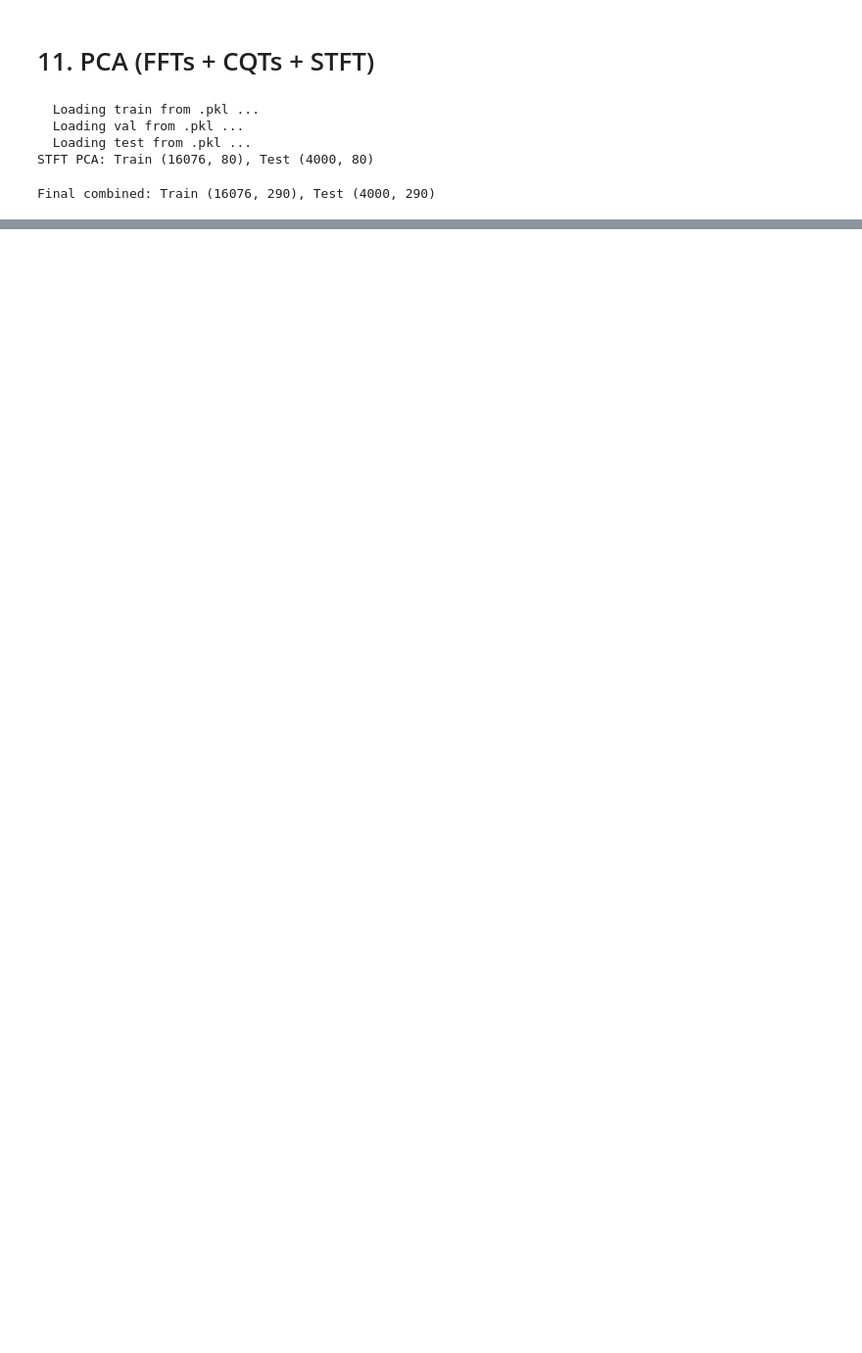
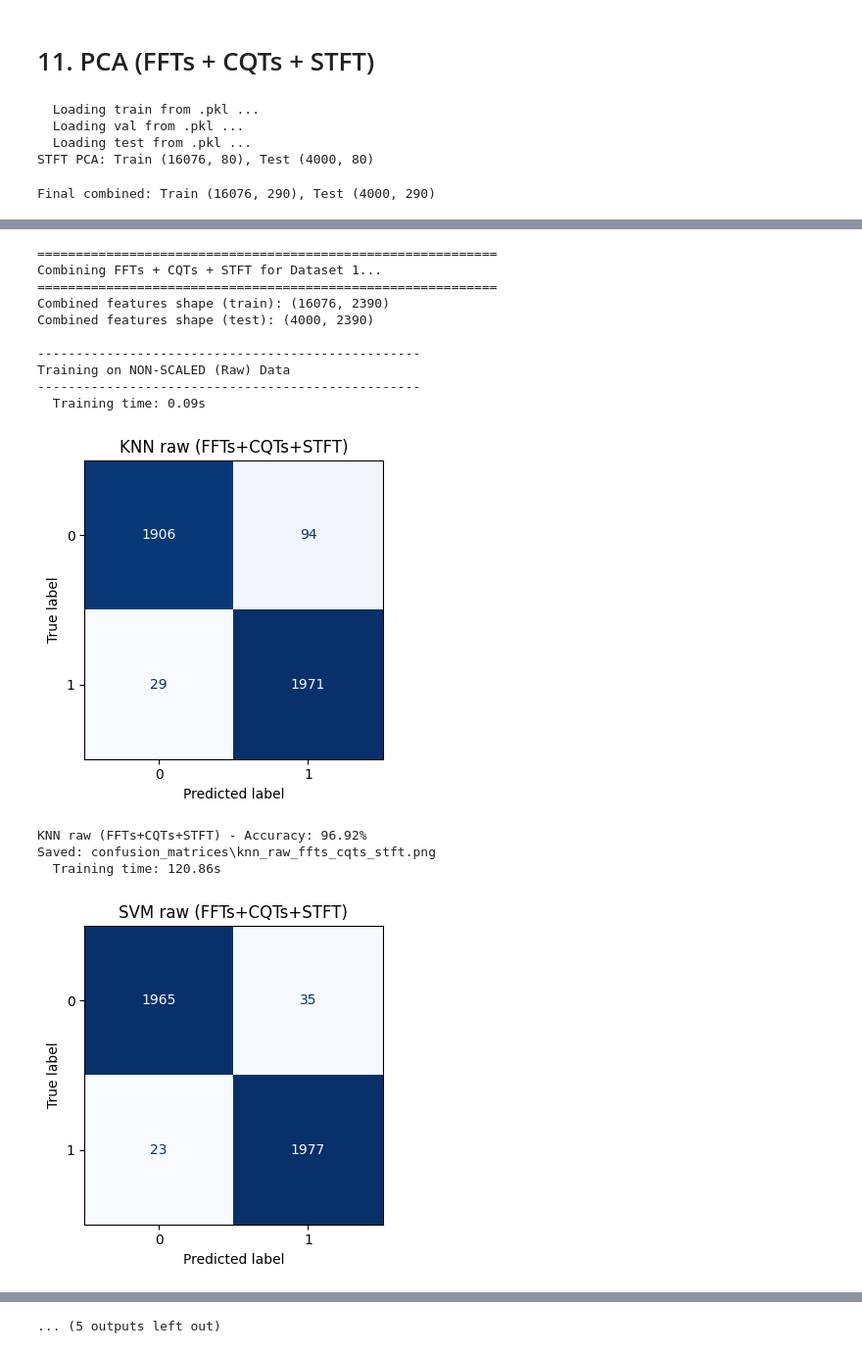
Before and after one commit to dinhgia2106/Queenless-SoundData, a Jupyter notebook: Machine_Learning/dataset1_v2.ipynb, the cells around one changed output, grey strips where cells are left out. Shown at 98% size. Cells and saved outputs as stored; diff of their text form; code cells hidden in the pictures; blank space fills up the shorter version.

```diff
--- a/Machine_Learning/dataset1_v2.ipynb
+++ b/Machine_Learning/dataset1_v2.ipynb
@@ -1201,0 +1551,78 @@ train_and_evaluate(ExtraTreesClassifier(n_estimators=200, criterion='log_loss',
+# %%
+# =============================================================================
+# DATASET 1: FFTs + CQTs + STFT (Raw và Scaled)
+# =============================================================================
+# Uses: train_features_fft, cqts_train_features2, stft_train_features2 from Section 12
+
+print("="*60)
+print("Combining FFTs + CQTs + STFT for Dataset 1...")
+print("="*60)
+
+# 1. Kết hợp các đặc trưng (features)
+combined_train_D1_A = np.hstack((
+    train_features_fft,    # (16076, 257)
+    cqts_train_features2,  # (16076, 84)
+    stft_train_features2   # (16076, 2049)
+))
+
+combined_test_D1_A = np.hstack((
+    test_features_fft,     # (4000, 257)
+    cqts_test_features2,   # (4000, 84)
+    stft_test_features2    # (4000, 2049)
+))
+
+print(f"Combined features shape (train): {combined_train_D1_A.shape}")
+print(f"Combined features shape (test): {combined_test_D1_A.shape}")
+
+# 2. Định nghĩa các models
+models_d1_A = {
+    "KNN": KNeighborsClassifier(n_neighbors=7, weights='distance', p=2),
+    "SVM": SVC(C=10, kernel='rbf', gamma=0.0075, random_state=42, cache_size=500),
+    "RF": RandomForestClassifier(n_estimators=400, n_jobs=-1, random_state=42),
+    "ET": ExtraTreesClassifier(n_estimators=600, n_jobs=-1, random_state=42)
+}
+
+# 3. Huấn luyện trên dữ liệu GỐC (Non-scaled)
+print("\n" + "-" * 50)
+print("Training on NON-SCALED (Raw) Data")
+print("-" * 50)
+
+for name, clf in models_d1_A.items():
+    train_and_evaluate(clf, combined_train_D1_A, train_labels_fft,
+                       combined_test_D1_A, test_labels_fft,
+                       f"{name} raw", "FFTs+CQTs+STFT")
+
+# 4. Chuẩn hóa dữ liệu với StandardScaler
+print("\n" + "="*60)
+print("Applying StandardScaler...")
+print("="*60)
+
+scaler_d1_A = StandardScaler()
+scaled_train_D1_A = scaler_d1_A.fit_transform(combined_train_D1_A)
+scaled_test_D1_A = scaler_d1_A.transform(combined_test_D1_A)
+
+# 5. Huấn luyện trên dữ liệu ĐÃ CHUẨN HÓA (Scaled)
+print("\n" + "-" * 50)
+print("Training on SCALED Data")
+print("-" * 50)
+
+for name, clf in models_d1_A.items():
+    train_and_evaluate(clf, scaled_train_D1_A, train_labels_fft,
+                       scaled_test_D1_A, test_labels_fft,
+                       f"{name} scaled", "FFTs+CQTs+STFT")
+# %% [output]
+============================================================
+Combining FFTs + CQTs + STFT for Dataset 1...
+============================================================
+Combined features shape (train): (16076, 2390)
+Combined features shape (test): (4000, 2390)
+
+--------------------------------------------------
+Training on NON-SCALED (Raw) Data
+--------------------------------------------------
+  Training time: 0.09s
+[figure, added]
+KNN raw (FFTs+CQTs+STFT) - Accuracy: 96.92%
+Saved: confusion_matrices\knn_raw_ffts_cqts_stft.png
+  Training time: 120.86s
+[figure, added]
@@ -1201,0 +1653 @@ train_and_evaluate(ExtraTreesClassifier(n_estimators=200, criterion='log_loss',
+... (5 outputs left out)
```
Also changed, not shown: parts of 23 cells of this notebook, 1 other file.
